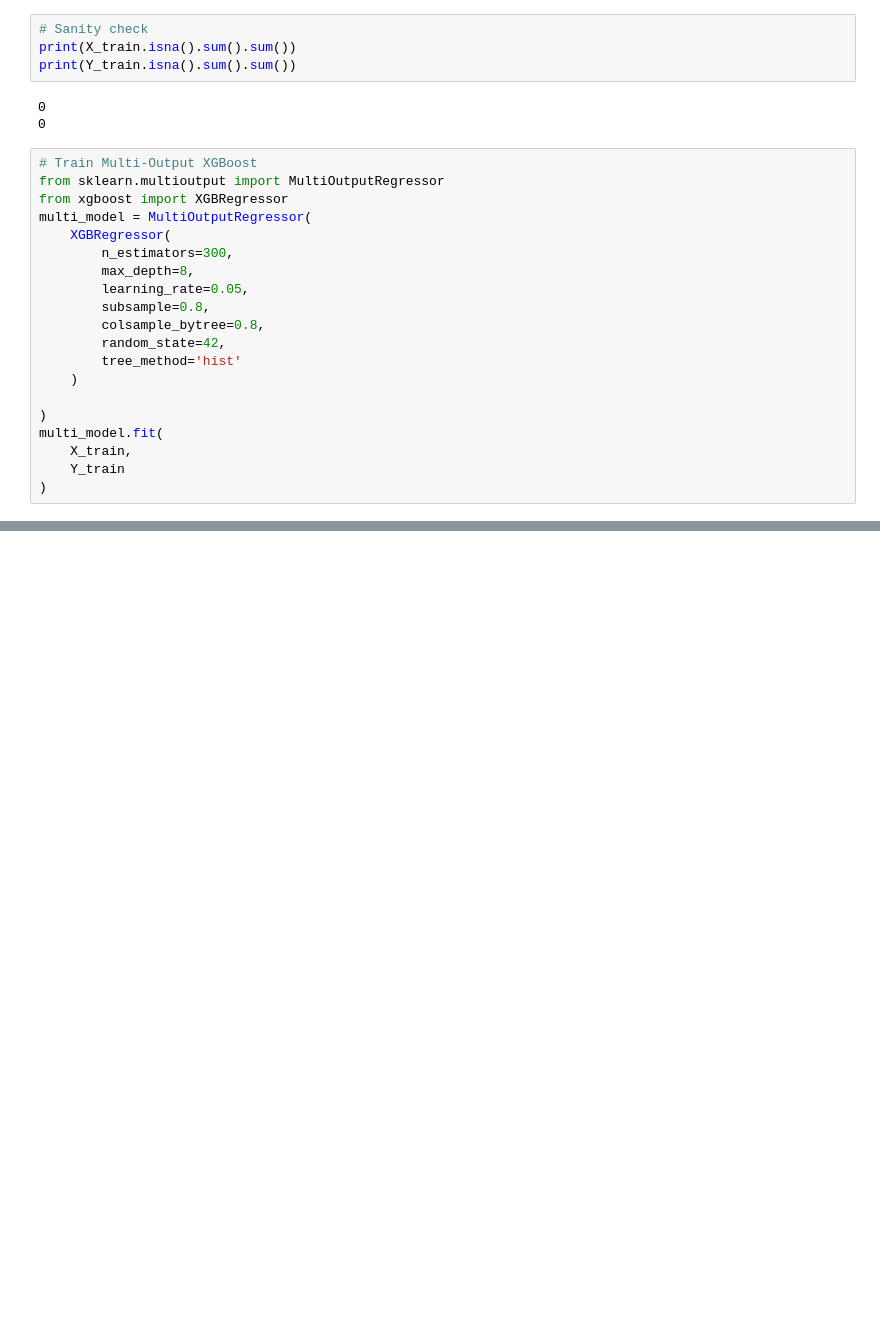
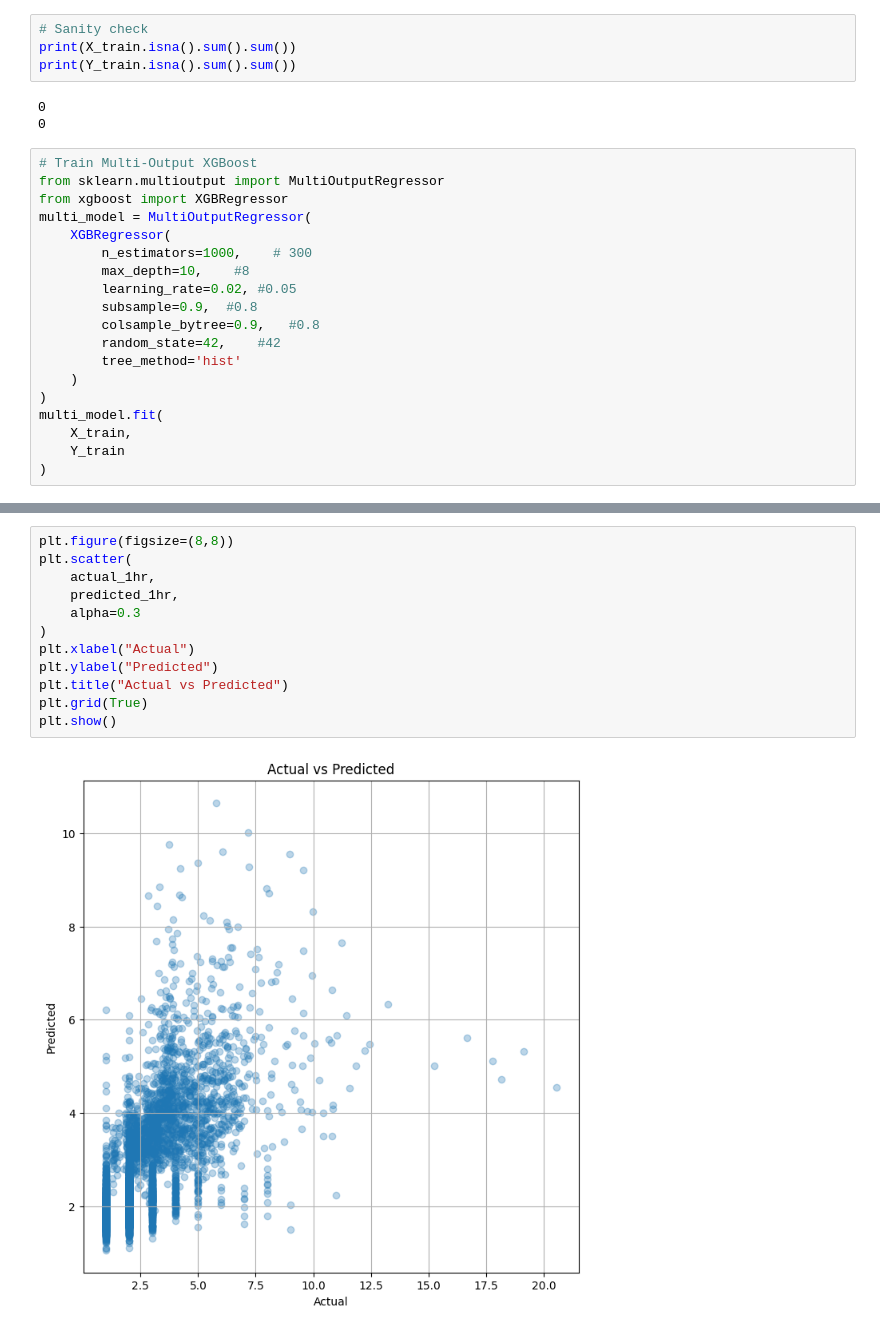
Before and after one commit to shloksatpathy/AI-Predictive-Maintenance, a Jupyter notebook: CPU/notebooks/trial2.ipynb, the cells around one changed output, grey strips where cells are left out. Cells and saved outputs as stored; diff of their text form; blank space fills up the shorter version.

```diff
--- a/CPU/notebooks/trial2.ipynb
+++ b/CPU/notebooks/trial2.ipynb
@@ -583,15 +372,14 @@ from sklearn.multioutput import MultiOutputRegressor
 from xgboost import XGBRegressor
 multi_model = MultiOutputRegressor(
     XGBRegressor(
-        n_estimators=300,
-        max_depth=8,
-        learning_rate=0.05,
-        subsample=0.8,
-        colsample_bytree=0.8,
-        random_state=42,
+        n_estimators=1000,    # 300
+        max_depth=10,    #8
+        learning_rate=0.02, #0.05
+        subsample=0.9,  #0.8
+        colsample_bytree=0.9,   #0.8
+        random_state=42,    #42
         tree_method='hist'
     )
-
 )
 multi_model.fit(
     X_train,
@@ -722,0 +542,14 @@ plt.show()
+# %%
+plt.figure(figsize=(8,8))
+plt.scatter(
+    actual_1hr,
+    predicted_1hr,
+    alpha=0.3
+)
+plt.xlabel("Actual")
+plt.ylabel("Predicted")
+plt.title("Actual vs Predicted")
+plt.grid(True)
+plt.show()
+# %% [output]
+[figure, added]
```
Also changed, not shown: parts of 22 cells of this notebook, 2 other files.
